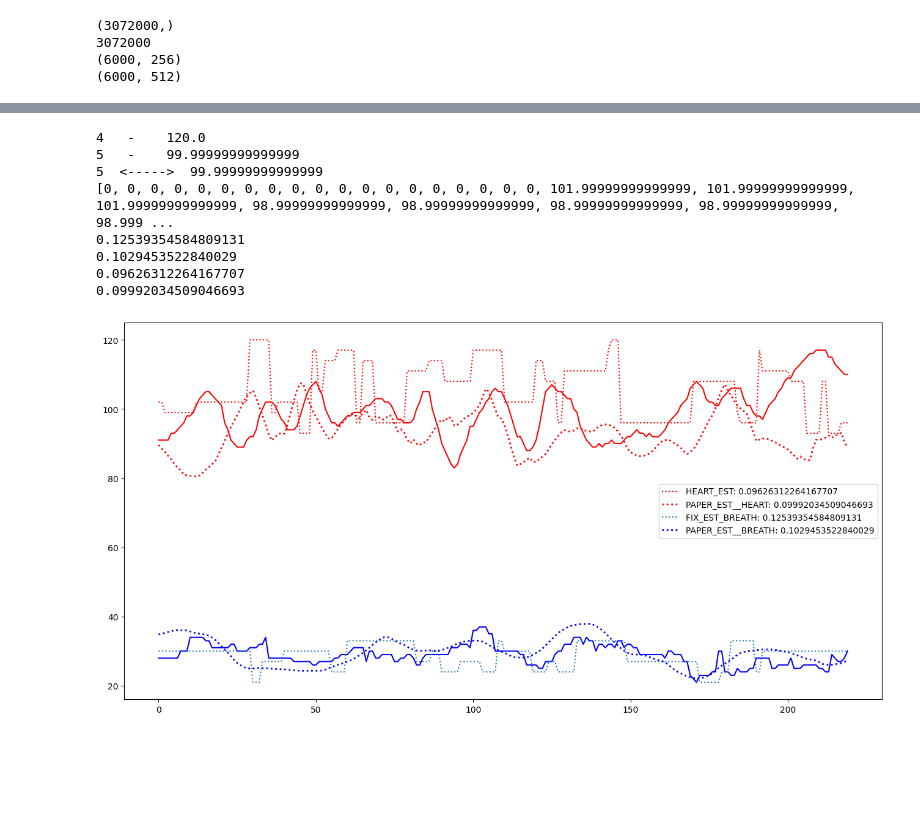
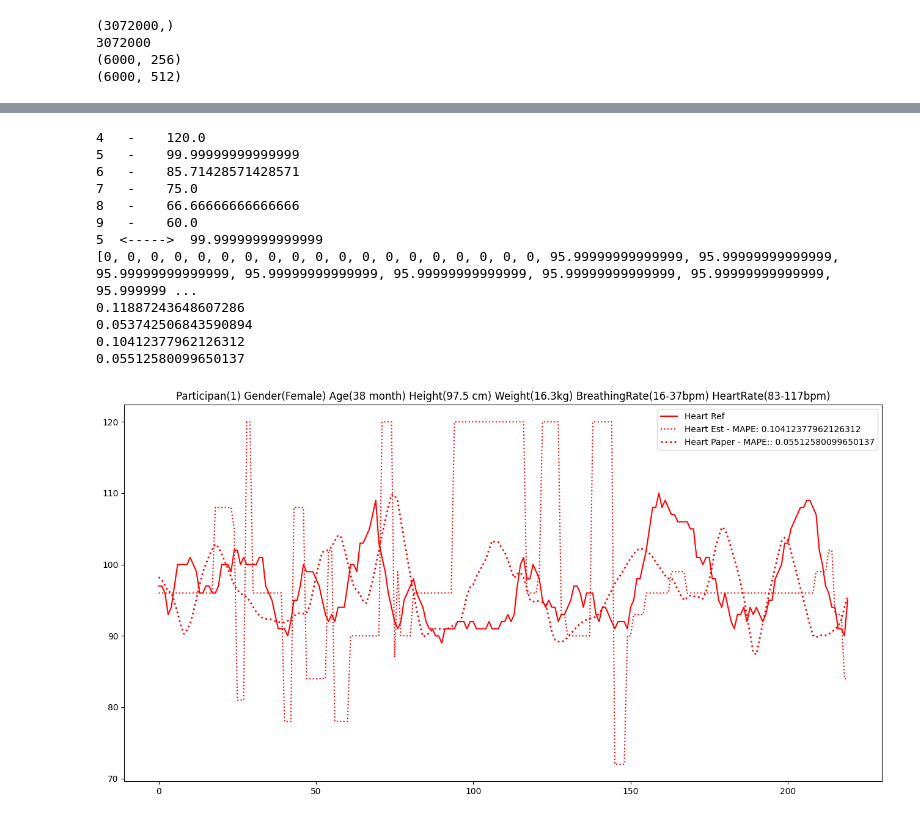
Before and after one commit to tqdinh/gensignal, a Jupyter notebook: VSProcessingFlow/VSProcessingV0.ipynb, the cells around one changed output, grey strips where cells are left out. Cells and saved outputs as stored; diff of their text form; code cells hidden in the pictures; blank space fills up the shorter version.

```diff
--- a/VSProcessingFlow/VSProcessingV0.ipynb
+++ b/VSProcessingFlow/VSProcessingV0.ipynb
@@ -80,7 +80,7 @@ def readRefFile(pathFile):
     beats = [float(br)for br in beat_file.read().split(",")]
     return beats
 # %%
-PERSON_NUMBER=1
+PERSON_NUMBER=7
 #read data
 file_path = '../FMCW Radar/Rawdata/Rawdata_{0}.csv'.format(PERSON_NUMBER)
 raw_data = readCsv(file_path)
@@ -458,43 +463,44 @@ def estHeaftFreq(signal_for_est):
         end_idx = start_idx + window_size
         window_signal = signal_for_est[start_idx:end_idx]
         hanningWinwdow= np.hanning(len(window_signal))
         window_signal =window_signal*hanningWinwdow
         windowFreq=getWindowFreq(window_signal,sampling_rate)
         freq_peaks.append(windowFreq)
         start_idx += overlap
     print(freq_peaks)
     return freq_peaks
 filtered_heart_phase_arctan=filter_signal(doubleSmoothPhase,1,2,20,6)
 heart_signal_est_with_wavelet_transform =estSignal(filtered_heart_phase_arctan,20,1,2)
 fixed_bin_freq_heart=estHeaftFreq(heart_signal_est_with_wavelet_transform)
 
 START_SIGNAL=20
 END_SIGNAL=240
 
 mape_br=MAPE(breaths[START_SIGNAL:END_SIGNAL],fixed_bin_freq_breath[START_SIGNAL:END_SIGNAL])
 mape_br_paper=MAPE(breaths[START_SIGNAL:END_SIGNAL],breath_est_paper[START_SIGNAL:END_SIGNAL])
 
 mape_hr=MAPE(heart[START_SIGNAL:END_SIGNAL],fixed_bin_freq_heart[START_SIGNAL:END_SIGNAL])
 mape_hr_paper=MAPE(heart[START_SIGNAL:END_SIGNAL],heart_est_paper[START_SIGNAL:END_SIGNAL])
 
 plt.figure(figsize=(16,8))
 
-plt.plot(heart[START_SIGNAL:END_SIGNAL],color="red",linestyle='solid')
-plt.plot(fixed_bin_freq_heart[START_SIGNAL:END_SIGNAL],label="HEART_EST: {0}".format(mape_hr),linestyle='dotted',color="red")
-plt.plot(heart_est_paper[START_SIGNAL:END_SIGNAL],label="PAPER_EST__HEART: {0}".format(mape_hr_paper),color="red",linestyle='dotted',linewidth=2)
-
-plt.plot(breaths[START_SIGNAL:END_SIGNAL],color="blue",linestyle='solid')
-plt.plot(fixed_bin_freq_breath[START_SIGNAL:END_SIGNAL],label="FIX_EST_BREATH: {0}".format(mape_br),linestyle='dotted')
-plt.plot(breath_est_paper[START_SIGNAL:END_SIGNAL],label="PAPER_EST__BREATH: {0}".format(mape_br_paper),color="blue",linestyle='dotted',linewidth=2)
+plt.plot(heart[START_SIGNAL:END_SIGNAL],color="red",linestyle='solid',label="Heart Ref")
+plt.plot(fixed_bin_freq_heart[START_SIGNAL:END_SIGNAL],label="Heart Est - MAPE: {0}".format(mape_hr),linestyle='dotted',color="red")
+plt.plot(heart_est_paper[START_SIGNAL:END_SIGNAL],label="Heart Paper - MAPE:: {0}".format(mape_hr_paper),color="red",linestyle='dotted',linewidth=2)
+plt.title("Participan(1) Gender(Female) Age(38 month) Height(97.5 cm) Weight(16.3kg) BreathingRate(16-37bpm) HeartRate(83-117bpm)")
 plt.legend()
 plt.show()
 # %% [output]
 4   -    120.0
 5   -    99.99999999999999
+6   -    85.71428571428571
+7   -    75.0
+8   -    66.66666666666666
+9   -    60.0
 5  <----->  99.99999999999999
-[0, 0, 0, 0, 0, 0, 0, 0, 0, 0, 0, 0, 0, 0, 0, 0, 0, 0, 0, 101.99999999999999, 101.99999999999999, 101.99999999999999, 98.99999999999999, 98.99999999999999, 98.99999999999999, 98.99999999999999, 98.999 ...
-0.12539354584809131
-0.1029453522840029
-0.09626312264167707
-0.09992034509046693
+[0, 0, 0, 0, 0, 0, 0, 0, 0, 0, 0, 0, 0, 0, 0, 0, 0, 0, 0, 95.99999999999999, 95.99999999999999, 95.99999999999999, 95.99999999999999, 95.99999999999999, 95.99999999999999, 95.99999999999999, 95.999999 ...
+0.11887243648607286
+0.053742506843590894
+0.10412377962126312
+0.05512580099650137
-[figure, old version]
+[figure, new version]
```
Also changed, not shown: parts of 16 cells of this notebook.
